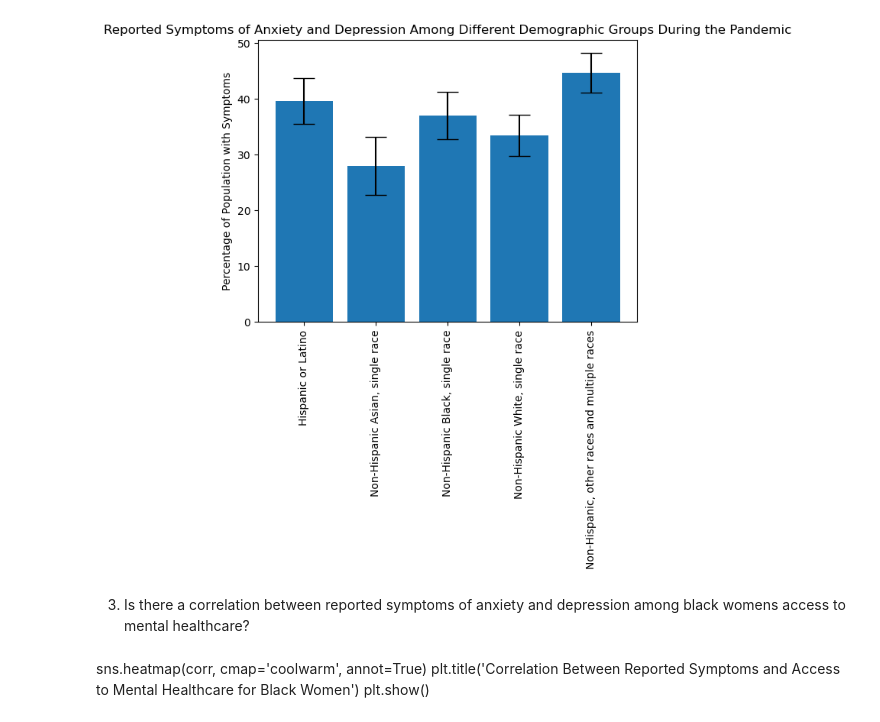
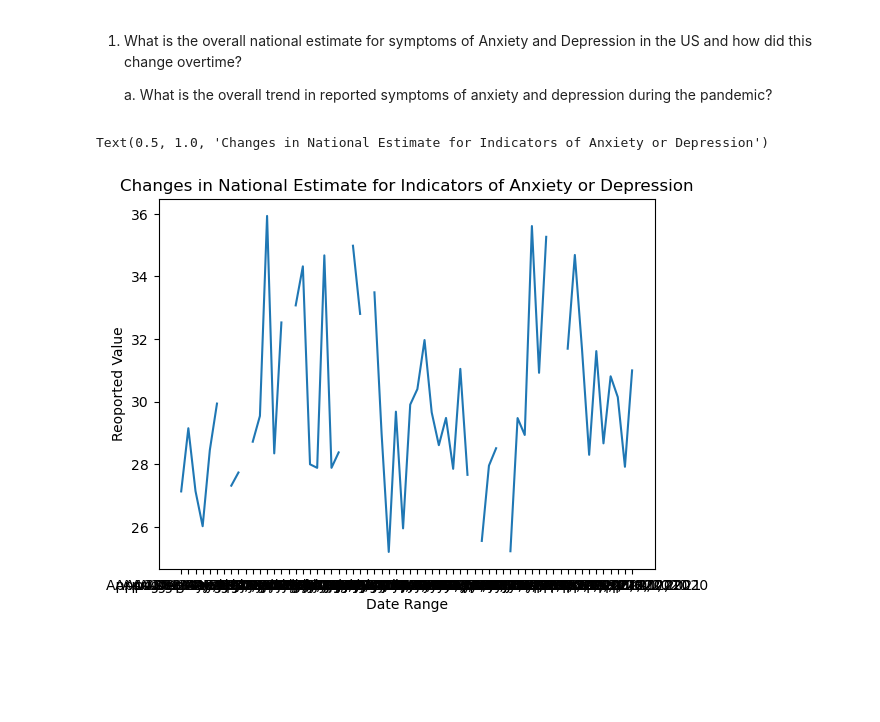
Before and after one commit to janaydunn21/Housing-Insecurities-and-its-effect-on-Black-Women-s-Mental-Health-During-the-Pandemic, a Jupyter notebook: capstone_project.ipynb, the cells around one changed output. Cells and saved outputs as stored; diff of their text form; code cells hidden in the pictures; blank space fills up the shorter version.

```diff
--- a/capstone_project.ipynb
+++ b/capstone_project.ipynb
@@ -36,14 +18,0 @@ summary = filtered_df.groupby('Subgroup')['Value'].agg(['mean', 'std'])
-# %%
-plt.bar(summary.index, summary['mean'], yerr=summary['std'], capsize=10)
-plt.title('Reported Symptoms of Anxiety and Depression Among Different Demographic Groups During the Pandemic')
-plt.ylabel('Percentage of Population with Symptoms')
-plt.xticks(rotation=90)
-plt.show()
-# %% [output]
-[figure, removed]
-# %% [markdown]
-3. Is there a correlation between reported symptoms of anxiety and depression among black womens access to mental healthcare?
-# %% [markdown]
-sns.heatmap(corr, cmap='coolwarm', annot=True)
-plt.title('Correlation Between Reported Symptoms and Access to Mental Healthcare for Black Women')
-plt.show()
@@ -49,0 +22,19 @@ plt.show()
+# %% [markdown]
+1. What is the overall national estimate for symptoms of Anxiety and Depression in the US and how did this change overtime?
+
+    a. What is the overall trend in reported symptoms of anxiety and depression during the pandemic?
+# %%
+anx_dep[['Indicator', 'Group', 'Value', 'Time Period Label']]
+anx_dep.loc[anx_dep['Group'] == 0]
+
+#national_data = anx_dep[anx_dep['Time Period Label'].str.contains('National Estimate')]
+yearly_mean= anx_dep.groupby('Time Period Label')['Value'].mean()
+
+plt.plot(yearly_mean.index, yearly_mean.values)
+plt.xlabel('Date Range')
+plt.ylabel('Reoported Value')
+plt.title('Changes in National Estimate for Indicators of Anxiety or Depression')
+#plt.xticks(rotation=90)
+# %% [output]
+Text(0.5, 1.0, 'Changes in National Estimate for Indicators of Anxiety or Depression')
+[figure, added]
```
Also changed, not shown: parts of 40 cells of this notebook, 2 other files.
